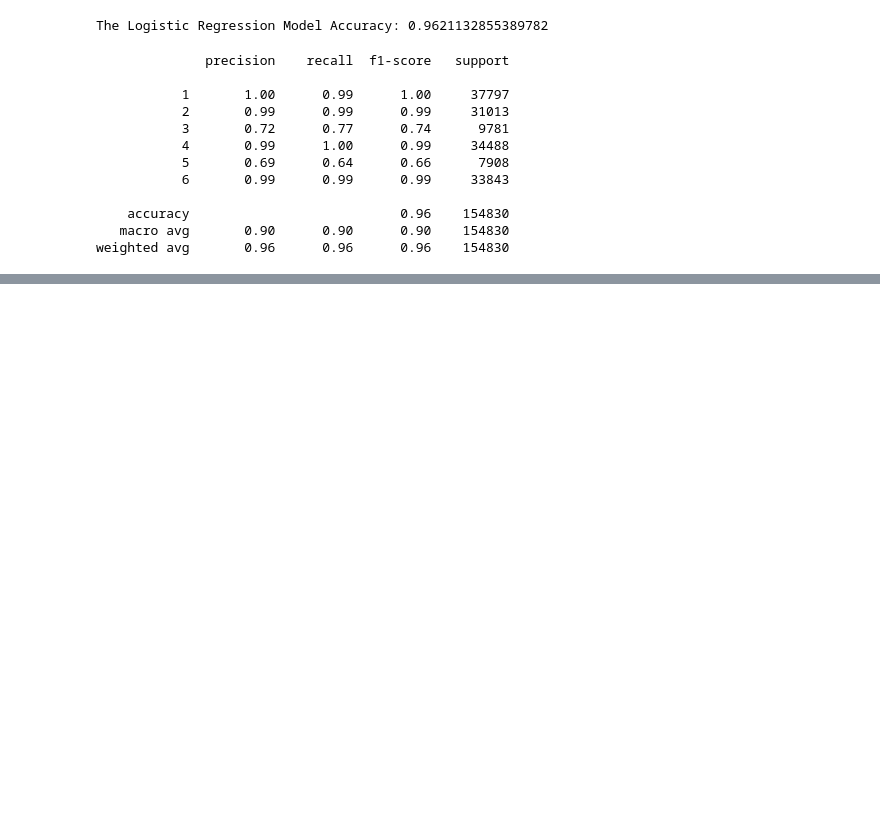
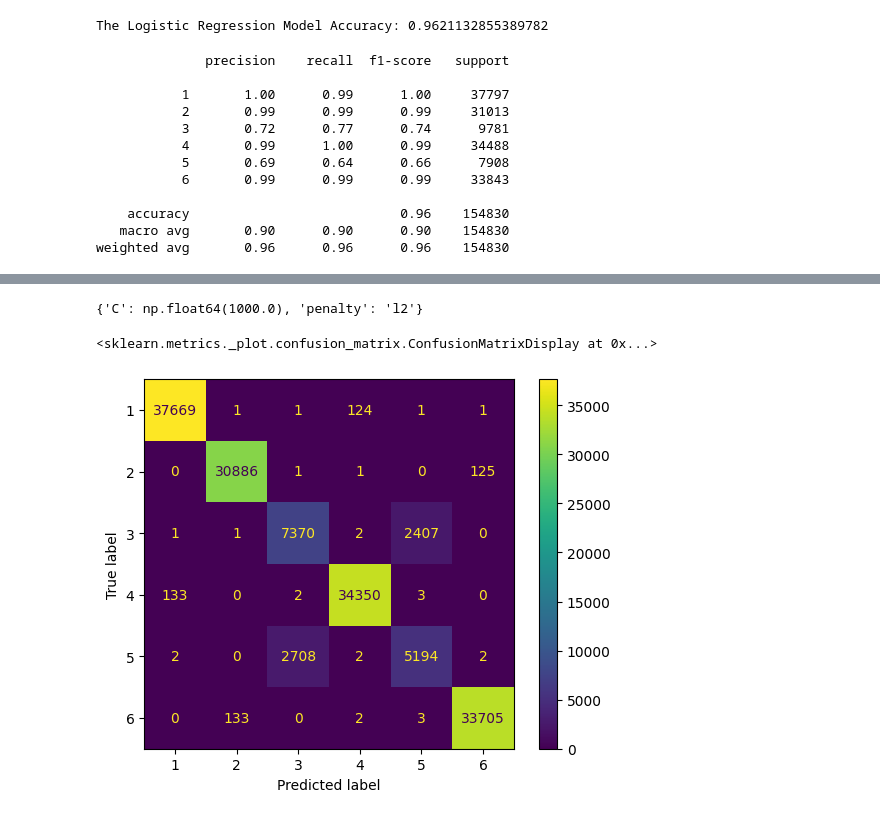
Before and after one commit to Visionary-DataWorks/DSPL-Project, a Jupyter notebook: Logistic_regression.ipynb, the cells around one changed output, grey strips where cells are left out. Drawn from its saved outputs; the diff is of its cells as text; code cells hidden in the pictures; blank space fills up the shorter version.

```diff
--- a/Logistic_regression.ipynb
+++ b/Logistic_regression.ipynb
@@ -134,3 +134,14 @@ print(classification_report(y_test, y_pred))
     accuracy                           0.96    154830
    macro avg       0.90      0.90      0.90    154830
 weighted avg       0.96      0.96      0.96    154830
+# %%
+from sklearn.model_selection import GridSearchCV
+import numpy as np
+#create new a LogisticRegression model
+logreg= LogisticRegression()
+#create a dictionary of all values we want to test for n_neighbors and distances
+param_grid = {'C': np.logspace(-3,3,7), 'penalty': ["l1","l2"]}
+#use gridsearch to test all values for n_neighbors and distances
+logreg_gscv = GridSearchCV(logreg,param_grid,cv=5)
+#fit model to data
+logreg_gscv.fit(x_train_scaled,y_train)
@@ -136,0 +169,19 @@ weighted avg       0.96      0.96      0.96    154830
+# %%
+# Check top performing n_neighbors’ value
+logreg_gscv.best_params_
+# %% [output]
+{'C': np.float64(1000.0), 'penalty': 'l2'}
+# %%
+# Perform testing on test dataset
+y_pred_hy = logreg_gscv.predict(x_test_scaled)
+# %%
+# Construct a confusion matrix
+from sklearn.metrics import confusion_matrix
+from sklearn.metrics import ConfusionMatrixDisplay
+cm_loghy= confusion_matrix(y_test,y_pred_hy,labels=logreg_gscv.classes_)
+# Create a display to plot the confusion matrix
+disp = ConfusionMatrixDisplay(cm_loghy,display_labels=logreg_gscv.classes_)
+disp.plot()
+# %% [output]
+<sklearn.metrics._plot.confusion_matrix.ConfusionMatrixDisplay at 0x...>
+[figure, added]
```
Also changed, not shown: parts of 3 cells of this notebook.
